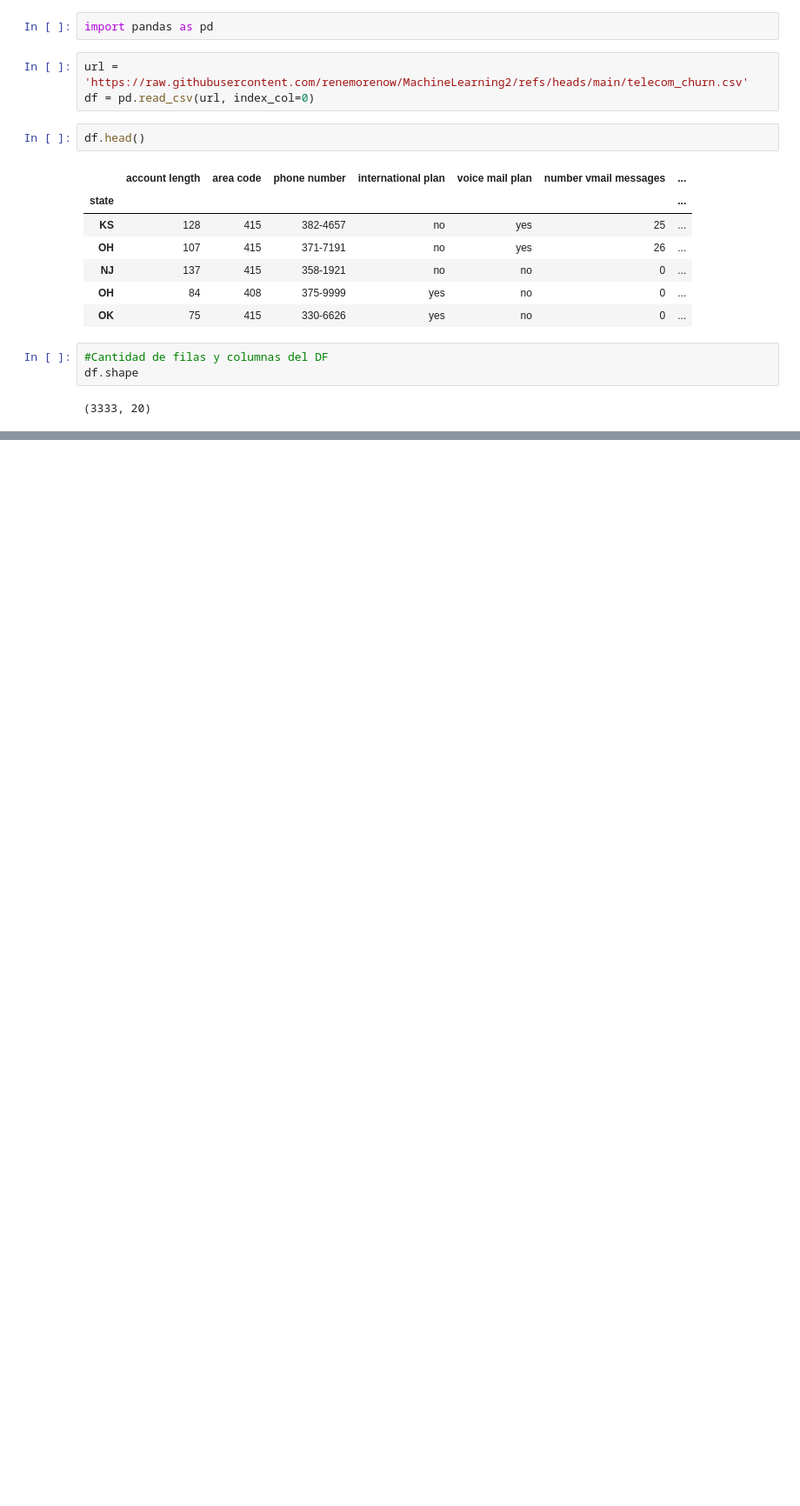
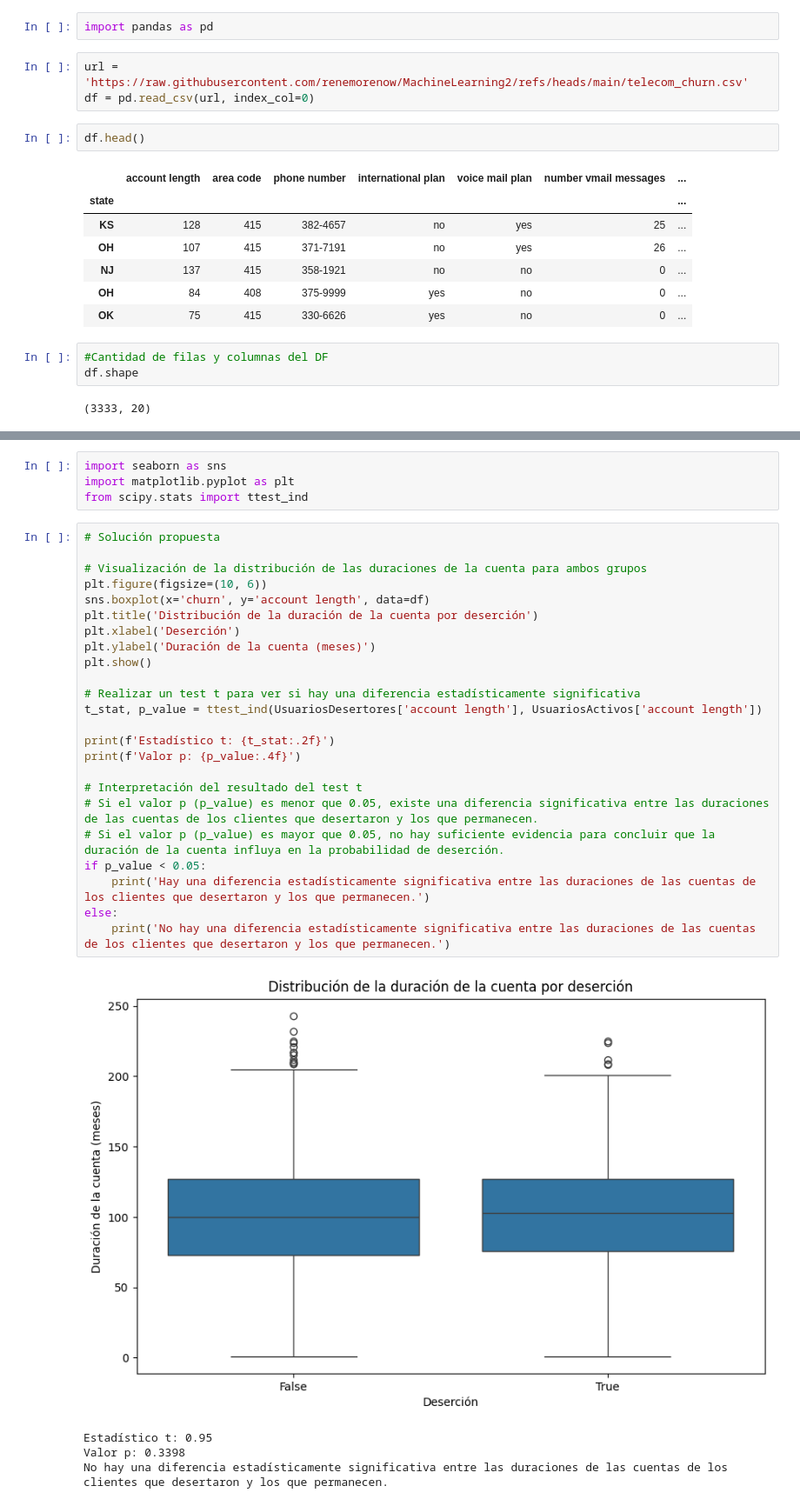
Before and after one commit to renemorenow/MachineLearning2, a Jupyter notebook: Prog_Basica_Python/Guia_2.ipynb, the cells around one changed output, grey strips where cells are left out. Shown at 87% size. Drawn from its saved outputs; the diff is of its cells as text; blank space fills up the shorter version.

```diff
--- a/Prog_Basica_Python/Guia_2.ipynb
+++ b/Prog_Basica_Python/Guia_2.ipynb
@@ -288,0 +222,33 @@ Compara el costo total de llamadas nocturnas (total night charge).
+# %%
+import seaborn as sns
+import matplotlib.pyplot as plt
+from scipy.stats import ttest_ind
+# %%
+# Solución propuesta
+
+# Visualización de la distribución de las duraciones de la cuenta para ambos grupos
+plt.figure(figsize=(10, 6))
+sns.boxplot(x='churn', y='account length', data=df)
+plt.title('Distribución de la duración de la cuenta por deserción')
+plt.xlabel('Deserción')
+plt.ylabel('Duración de la cuenta (meses)')
+plt.show()
+
+# Realizar un test t para ver si hay una diferencia estadísticamente significativa
+t_stat, p_value = ttest_ind(UsuariosDesertores['account length'], UsuariosActivos['account length'])
+
+print(f'Estadístico t: {t_stat:.2f}')
+print(f'Valor p: {p_value:.4f}')
+
+# Interpretación del resultado del test t
+# Si el valor p (p_value) es menor que 0.05, existe una diferencia significativa entre las duraciones de las cuentas de los clientes que desertaron y los que permanecen.
+# Si el valor p (p_value) es mayor que 0.05, no hay suficiente evidencia para concluir que la duración de la cuenta influya en la probabilidad de deserción.
+if p_value < 0.05:
+    print('Hay una diferencia estadísticamente significativa entre las duraciones de las cuentas de los clientes que desertaron y los que permanecen.')
+else:
+    print('No hay una diferencia estadísticamente significativa entre las duraciones de las cuentas de los clientes que desertaron y los que permanecen.')
+# %% [output]
+[figure, added]
+Estadístico t: 0.95
+Valor p: 0.3398
+No hay una diferencia estadísticamente significativa entre las duraciones de las cuentas de los clientes que desertaron y los que permanecen.
```
Also changed, not shown: parts of 53 cells of this notebook.
